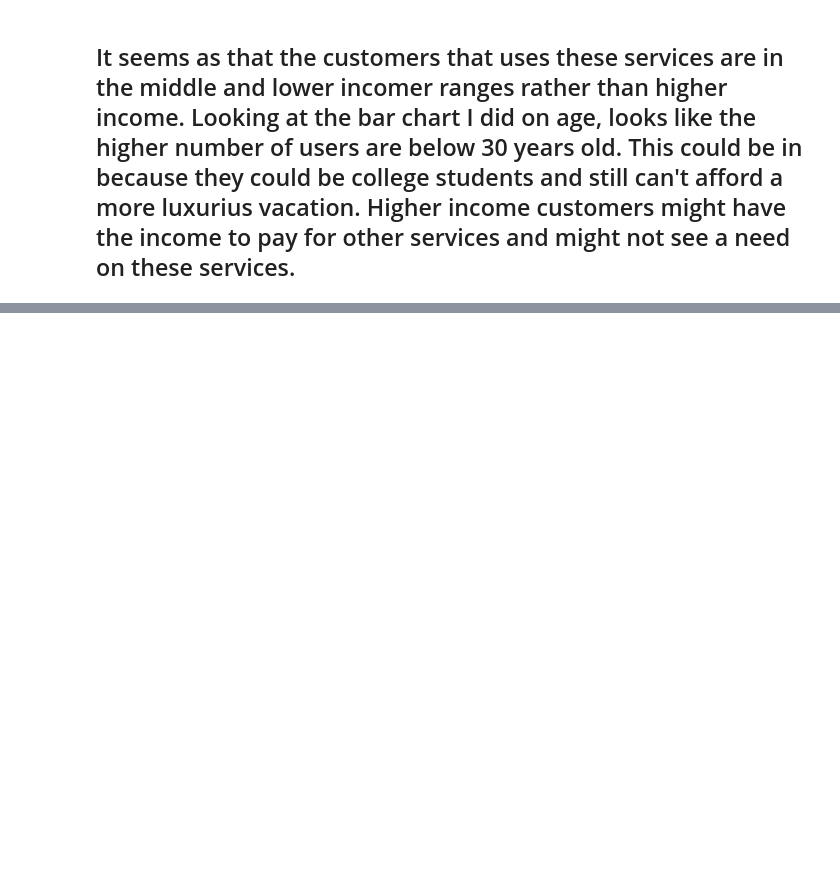
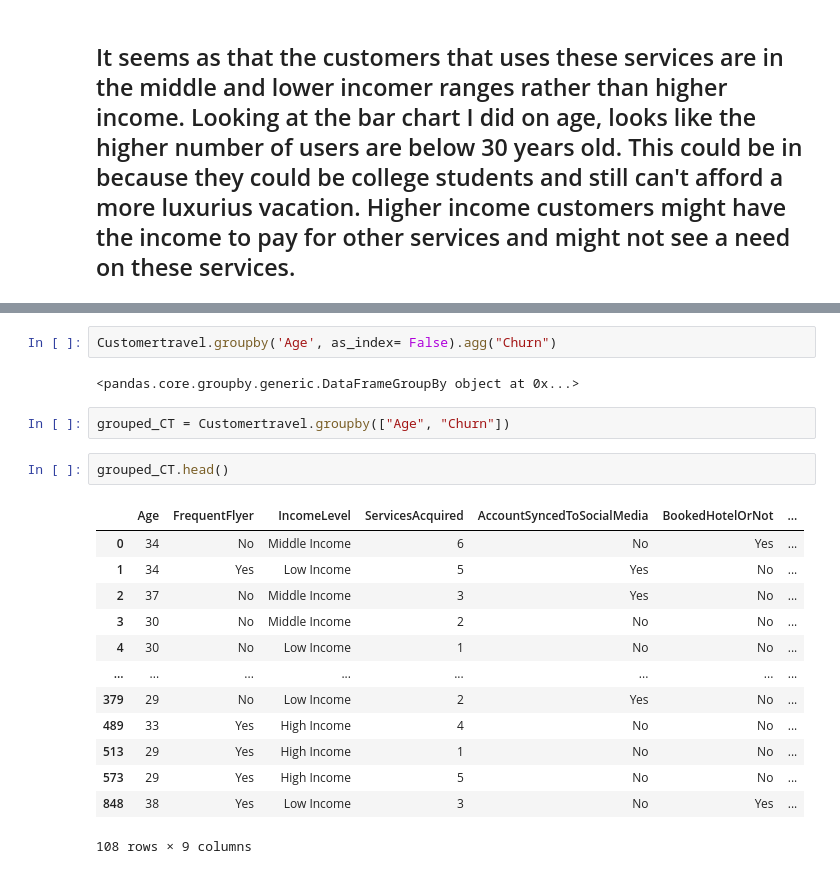
Before and after one commit to imrodz18/finalproject, a Jupyter notebook: Notebooks/Ines Final Project.ipynb, the cells around one changed output, grey strips where cells are left out. Cells and saved outputs as stored; diff of their text form; blank space fills up the shorter version.

```diff
--- a/Notebooks/Ines Final Project.ipynb
+++ b/Notebooks/Ines Final Project.ipynb
@@ -208,0 +218,22 @@ Customertravel.Age.min()
+# %%
+Customertravel.groupby('Age', as_index= False).agg("Churn")
+# %% [output]
+<pandas.core.groupby.generic.DataFrameGroupBy object at 0x...>
+# %%
+grouped_CT = Customertravel.groupby(["Age", "Churn"])
+# %%
+grouped_CT.head()
+# %% [output]
+|  | Age | FrequentFlyer | IncomeLevel | ServicesAcquired | AccountSyncedToSocialMedia | BookedHotelOrNot | ... |
+| 0 | 34 | No | Middle Income | 6 | No | Yes | ... |
+| 1 | 34 | Yes | Low Income | 5 | Yes | No | ... |
+| 2 | 37 | No | Middle Income | 3 | Yes | No | ... |
+| 3 | 30 | No | Middle Income | 2 | No | No | ... |
+| 4 | 30 | No | Low Income | 1 | No | No | ... |
+| ... | ... | ... | ... | ... | ... | ... | ... |
+| 379 | 29 | No | Low Income | 2 | Yes | No | ... |
+| 489 | 33 | Yes | High Income | 4 | No | No | ... |
+| 513 | 29 | Yes | High Income | 1 | No | No | ... |
+| 573 | 29 | Yes | High Income | 5 | No | No | ... |
+| 848 | 38 | Yes | Low Income | 3 | No | Yes | ... |
+108 rows × 9 columns
```
Also changed, not shown: parts of 12 cells of this notebook.
